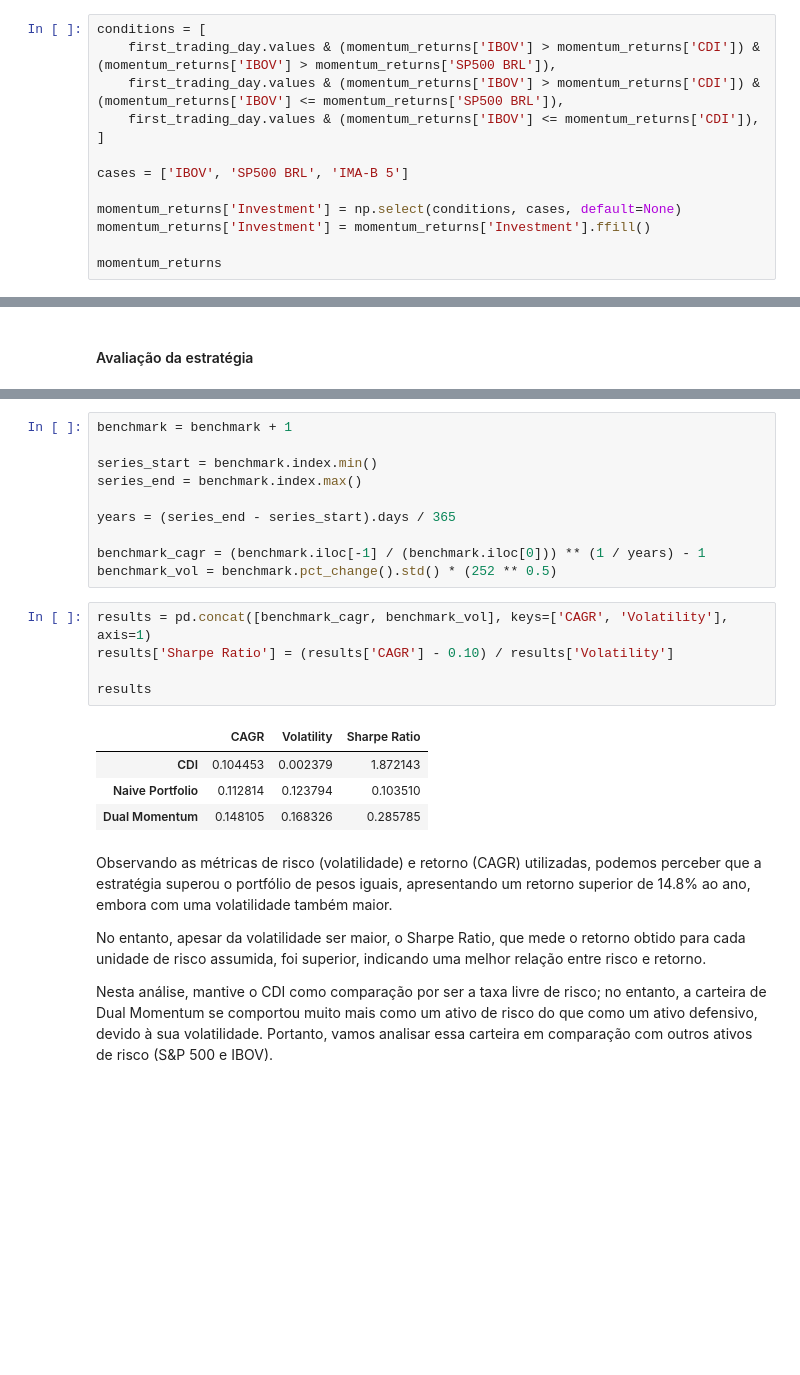
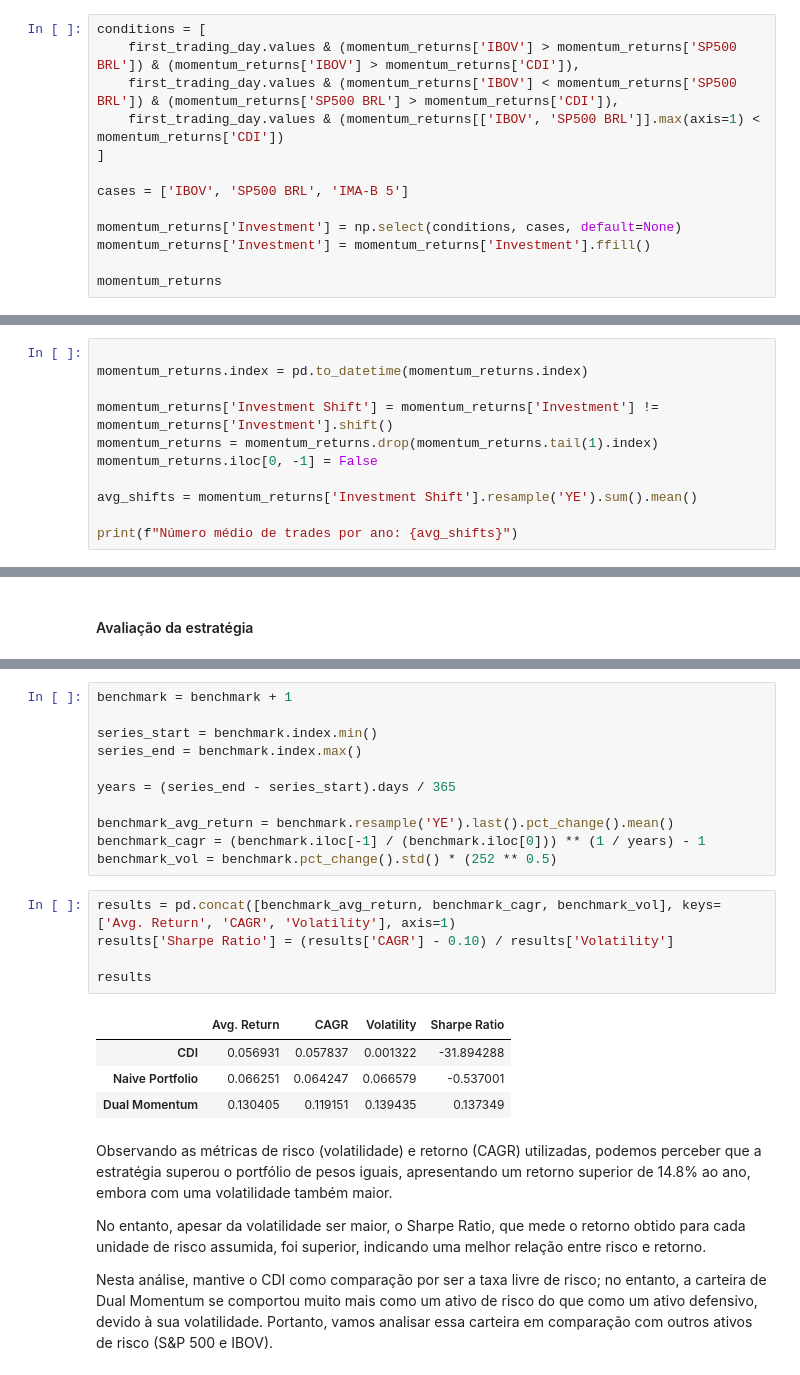
Before and after one commit to ianaraujo/puc-analise-dados, a Jupyter notebook: notebook.ipynb, the cells around one changed output, grey strips where cells are left out. Saved outputs shown, nothing was run; the diff lists cells and outputs as text; blank space fills up the shorter version.

```diff
--- a/notebook.ipynb
+++ b/notebook.ipynb
@@ -189,8 +189,8 @@ momentum_returns.loc[first_trading_day.values]
 # %%
 conditions = [
-    first_trading_day.values & (momentum_returns['IBOV'] > momentum_returns['CDI']) & (momentum_returns['IBOV'] > momentum_returns['SP500 BRL']),
-    first_trading_day.values & (momentum_returns['IBOV'] > momentum_returns['CDI']) & (momentum_returns['IBOV'] <= momentum_returns['SP500 BRL']),
-    first_trading_day.values & (momentum_returns['IBOV'] <= momentum_returns['CDI']),
+    first_trading_day.values & (momentum_returns['IBOV'] > momentum_returns['SP500 BRL']) & (momentum_returns['IBOV'] > momentum_returns['CDI']),
+    first_trading_day.values & (momentum_returns['IBOV'] < momentum_returns['SP500 BRL']) & (momentum_returns['SP500 BRL'] > momentum_returns['CDI']),
+    first_trading_day.values & (momentum_returns[['IBOV', 'SP500 BRL']].max(axis=1) < momentum_returns['CDI'])
 ]
 
 cases = ['IBOV', 'SP500 BRL', 'IMA-B 5']
@@ -229,0 +228,11 @@ Seguindo a estratégia descrita, nosso portfólio ficou aproximadamente 50% dos
+# %%
+
+momentum_returns.index = pd.to_datetime(momentum_returns.index)
+
+momentum_returns['Investment Shift'] = momentum_returns['Investment'] != momentum_returns['Investment'].shift()
+momentum_returns = momentum_returns.drop(momentum_returns.tail(1).index)
+momentum_returns.iloc[0, -1] = False
+
+avg_shifts = momentum_returns['Investment Shift'].resample('YE').sum().mean()
+
+print(f"Número médio de trades por ano: {avg_shifts}")
@@ -338,18 +396,19 @@ series_end = benchmark.index.max()
 
 years = (series_end - series_start).days / 365
 
+benchmark_avg_return = benchmark.resample('YE').last().pct_change().mean()
 benchmark_cagr = (benchmark.iloc[-1] / (benchmark.iloc[0])) ** (1 / years) - 1
 benchmark_vol = benchmark.pct_change().std() * (252 ** 0.5)
 # %%
-results = pd.concat([benchmark_cagr, benchmark_vol], keys=['CAGR', 'Volatility'], axis=1)
+results = pd.concat([benchmark_avg_return, benchmark_cagr, benchmark_vol], keys=['Avg. Return', 'CAGR', 'Volatility'], axis=1)
 results['Sharpe Ratio'] = (results['CAGR'] - 0.10) / results['Volatility']
 
 results
 # %% [output]
-|  | CAGR | Volatility | Sharpe Ratio |
-| CDI | 0.104453 | 0.002379 | 1.872143 |
-| Naive Portfolio | 0.112814 | 0.123794 | 0.103510 |
-| Dual Momentum | 0.148105 | 0.168326 | 0.285785 |
+|  | Avg. Return | CAGR | Volatility | Sharpe Ratio |
+| CDI | 0.056931 | 0.057837 | 0.001322 | -31.894288 |
+| Naive Portfolio | 0.066251 | 0.064247 | 0.066579 | -0.537001 |
+| Dual Momentum | 0.130405 | 0.119151 | 0.139435 | 0.137349 |
 # %% [markdown]
 Observando as métricas de risco (volatilidade) e retorno (CAGR) utilizadas, podemos perceber que a estratégia superou o portfólio de pesos iguais, apresentando um retorno superior de 14.8% ao ano, embora com uma volatilidade também maior.
 
```
Also changed, not shown: parts of 27 cells of this notebook.
